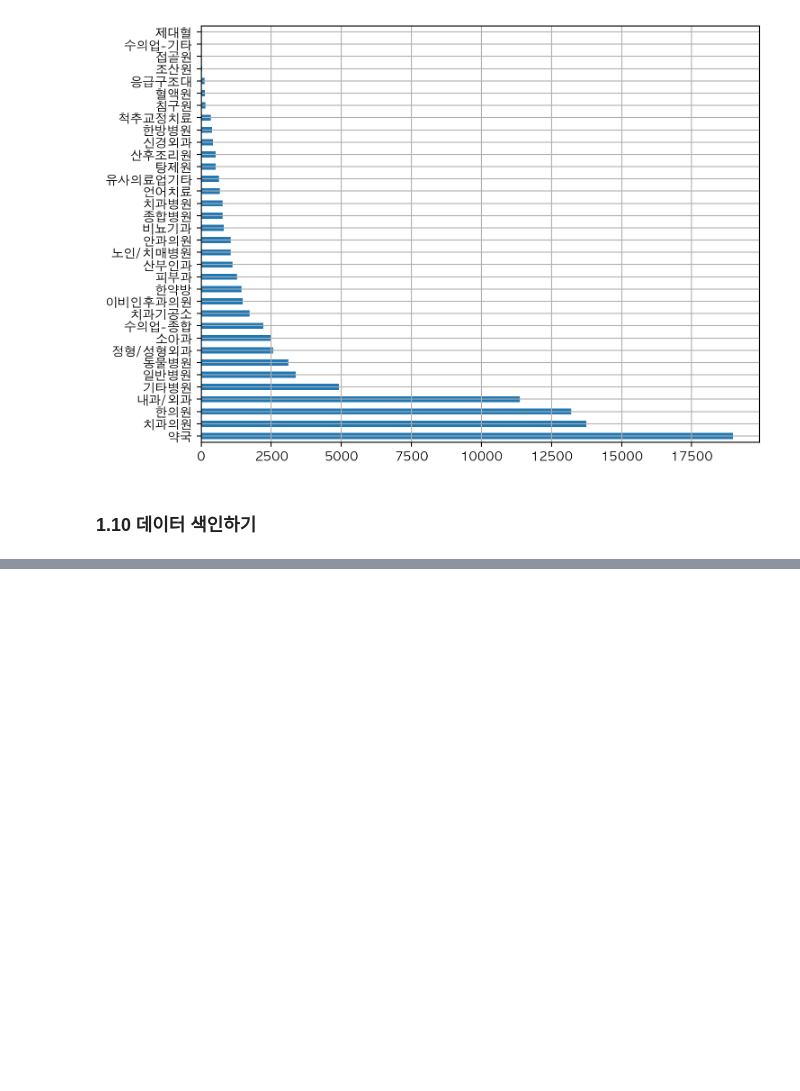
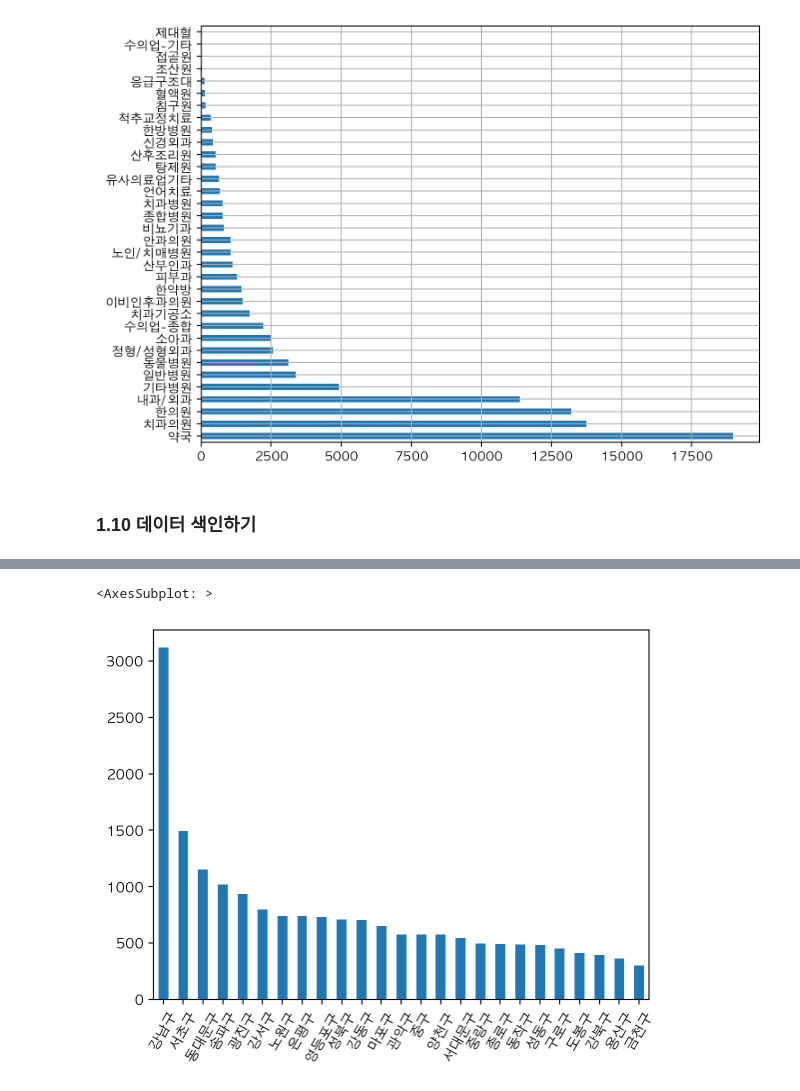
Before and after one commit to Minsoo0405/pythonbasic, a Jupyter notebook: coaching_study/coaching_study_2week.ipynb, the cells around one changed output, grey strips where cells are left out. Saved outputs shown, nothing was run; the diff lists cells and outputs as text; code cells hidden in the pictures; blank space fills up the shorter version.

```diff
--- a/coaching_study/coaching_study_2week.ipynb
+++ b/coaching_study/coaching_study_2week.ipynb
@@ -397,0 +523,6 @@ Name: 상권업종중분류명, dtype: int64
+# %%
+# 구별 데이터 개수를 barplot으로 나타내기
+df_seoul['시군구명'].value_counts().plot.bar(rot=60)
+# %% [output]
+<AxesSubplot: >
+[figure, added]
```
Also changed, not shown: parts of 25 cells of this notebook, 1 other file.
